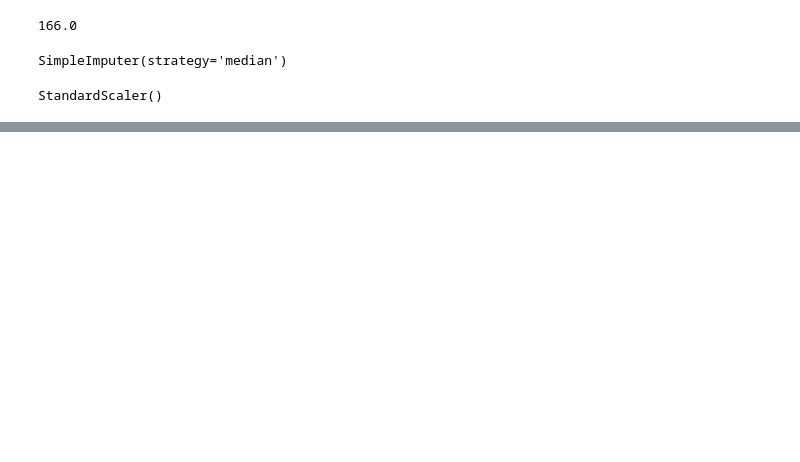
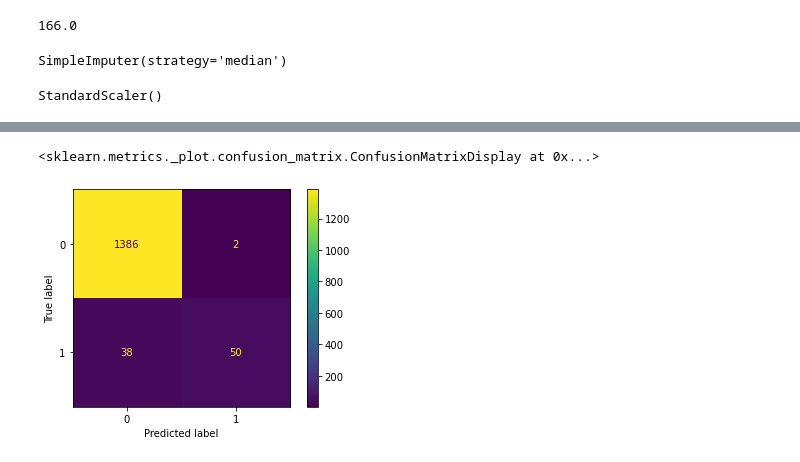
Before and after one commit to haydenj8/NBA_Project3, a Jupyter notebook: Project_Notebook_1.ipynb, the cells around one changed output, grey strips where cells are left out. Cells and saved outputs as stored; diff of their text form; code cells hidden in the pictures; blank space fills up the shorter version.

```diff
--- a/Project_Notebook_1.ipynb
+++ b/Project_Notebook_1.ipynb
@@ -880,5 +598,5 @@ RandomForestClassifier(criterion='entropy', max_depth=20, max_leaf_nodes=20,
 # %%
-rf2 = RandomForestClassifier(criterion='entropy', random_state=2021)
+rf2 = RandomForestClassifier(criterion='gini', random_state=2021)
 # %%
 param_grid2 = {'max_depth': [10, 15, 20, 25, 30],
                'n_estimators': [65, 70, 75, 80, 85],
@@ -886,7 +604,7 @@ param_grid2 = {'max_depth': [10, 15, 20, 25, 30],
               'max_leaf_nodes': [18, 20, 22, 25],
               'n_jobs': [-1]}
 # %%
-rf2_gs = GridSearchCV(estimator=rf2, param_grid=param_grid2, scoring='accuracy')
+rf2_gs = GridSearchCV(estimator=rf2, param_grid=param_grid2, scoring='f1')
 # %%
 rf2_gs.fit(X_train_scaled, y_train)
 # %% [output]
@@ -910,3 +628,8 @@ RandomForestClassifier(criterion='entropy', max_depth=10, max_leaf_nodes=18,
+# %%
+plot_confusion_matrix(best_rf_model, X_train_scaled, y_train)
+# %% [output]
+<sklearn.metrics._plot.confusion_matrix.ConfusionMatrixDisplay at 0x...>
+[figure, added]
 # %%
 X_test_imputed = pd.DataFrame(imputer.transform(X_test), columns=X.columns)
 # %%
```
Also changed, not shown: parts of 76 cells of this notebook.
